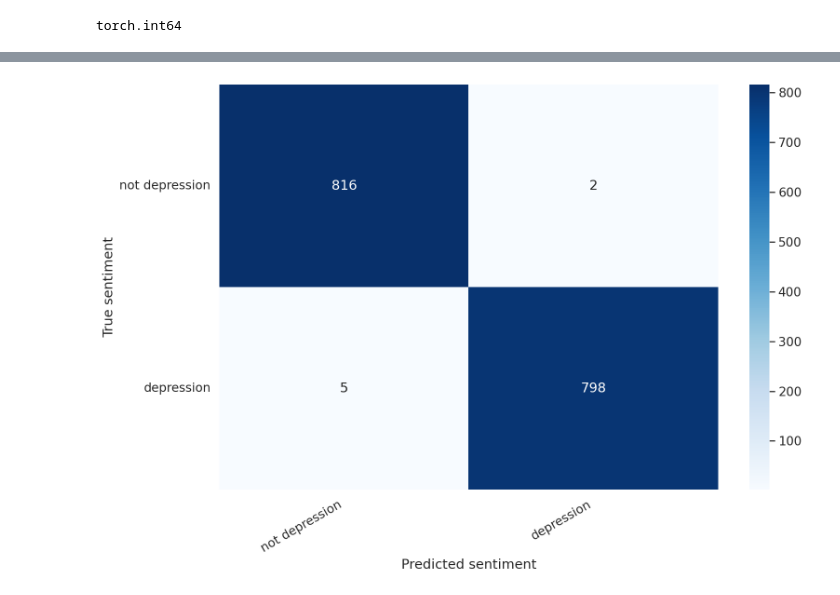
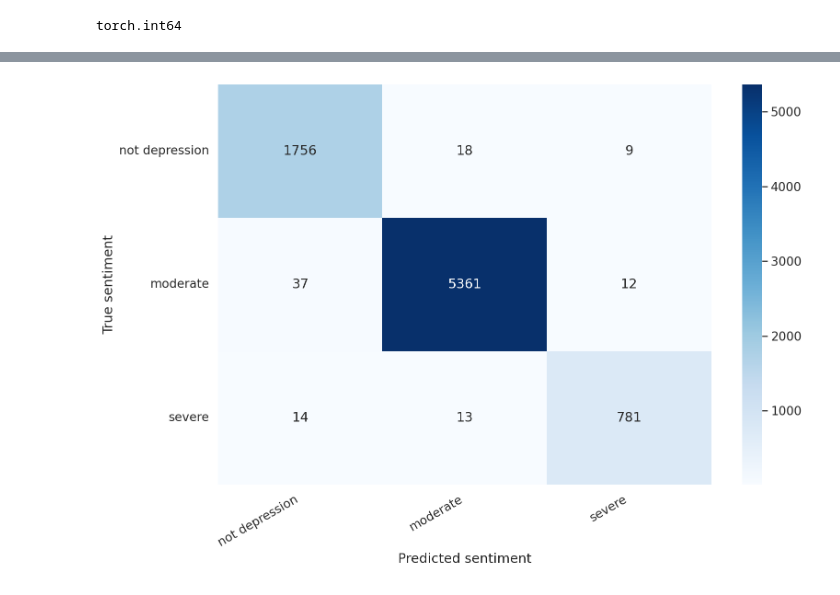
Before and after one commit to dpaul0501/DeepD-Exploring-linguistic-pattern-learned-by-Deep-Tech-for-Depression-Detection, a Jupyter notebook: Depression_Detection_FineTuned.ipynb, the cells around one changed output, grey strips where cells are left out. Drawn from its saved outputs; the diff is of its cells as text; code cells hidden in the pictures.

```diff
--- a/Depression_Detection_FineTuned.ipynb
+++ b/Depression_Detection_FineTuned.ipynb
@@ -106,0 +113,3 @@ Name: Label, dtype: int64
+# %%
+df_train['Label']=df_train['Label'].apply(lambda x:label_dict[x])
+df_train.head()
@@ -138,6 +164,6 @@ df_test.head()
 # %%
-df_train['Label']=[0 if y =='not depression' else 1 for y in df_train.Label]
-df_test['Label']=[0 if y =='not depression' else 1 for y in df_test.Label]
+#df_train['Label']=[0 if y =='not depression' else 1 for y in df_train.Label]
+#df_test['Label']=[0 if y =='not depression' else 1 for y in df_test.Label]
 # %%
 bert_model = BertModel.from_pretrained('bert-base-uncased')
 tokenizer = BertTokenizer.from_pretrained('bert-base-uncased')
@@ -247,6 +273,6 @@ class SentimentClassifier(nn.Module):
     output = self.drop(pooled_output,)
     return self.out(output)
 # %%
-model = SentimentClassifier(2)
+model = SentimentClassifier(3)
 model = model.to(device)
 # %% [output]
@@ -460,0 +481,5 @@ not depression       0.99      1.00      1.00       818
+# %%
+y_review_texts, y_pred, y_pred_probs, y_test = get_predictions(
+  model,
+  train_data_loader
+)
@@ -461,12 +498,12 @@ not depression       0.99      1.00      1.00       818
 # %%
 def show_confusion_matrix(confusion_matrix):
   hmap = sns.heatmap(confusion_matrix, annot=True, fmt="d", cmap="Blues")
   hmap.yaxis.set_ticklabels(hmap.yaxis.get_ticklabels(), rotation=0, ha='right')
   hmap.xaxis.set_ticklabels(hmap.xaxis.get_ticklabels(), rotation=30, ha='right')
   plt.ylabel('True sentiment')
   plt.xlabel('Predicted sentiment');
 cm = confusion_matrix(y_test, y_pred)
-df_cm = pd.DataFrame(cm, index=['not depression','depression'], columns=['not depression','depression'])
+df_cm = pd.DataFrame(cm, index=['not depression','moderate','severe'], columns=['not depression','moderate','severe'])
 show_confusion_matrix(df_cm)
 # %% [output]
-[figure, old version]
+[figure, new version]
```
Also changed, not shown: parts of 21 cells of this notebook.
